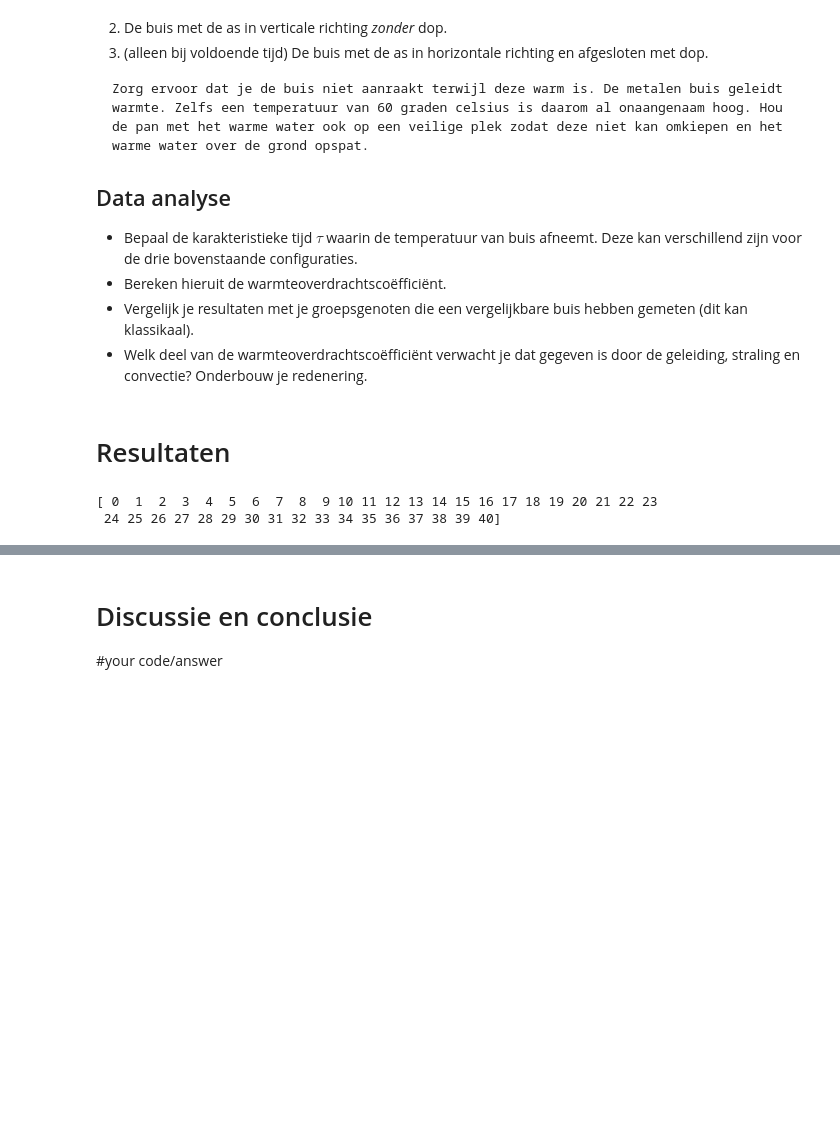
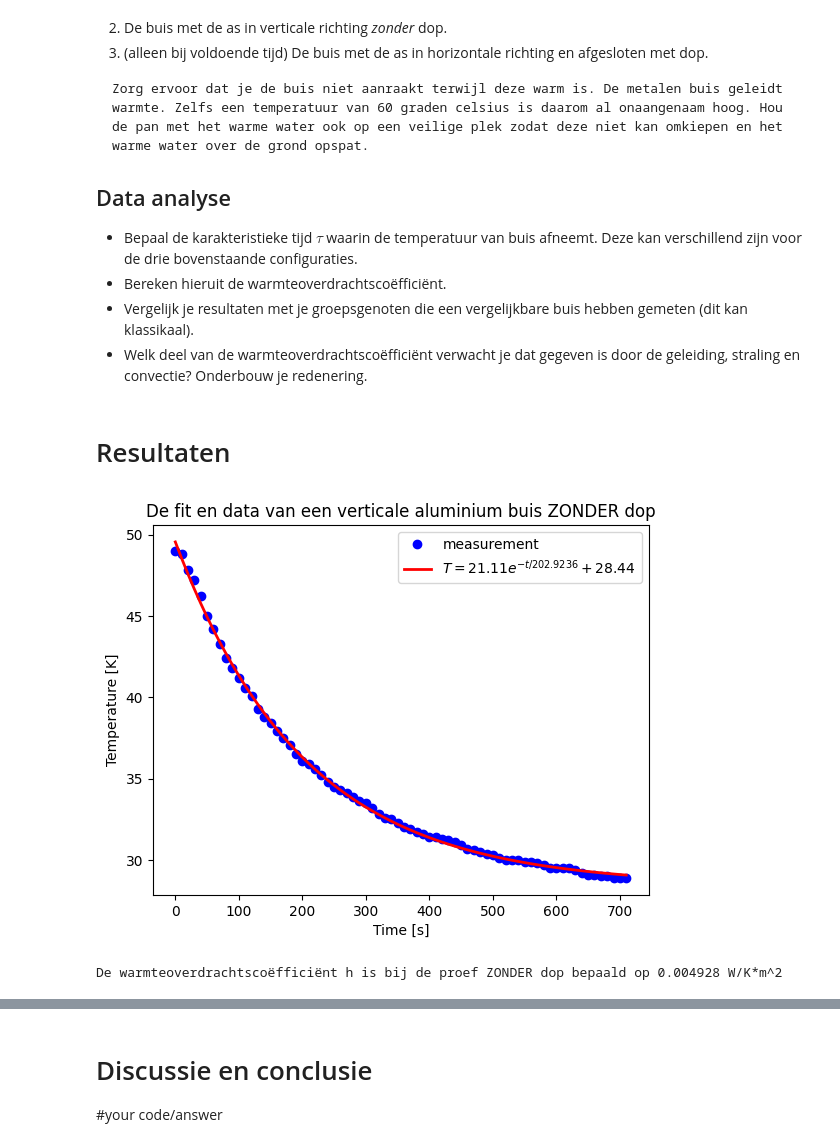
Before and after one commit to IshaSchneiders/69, a Jupyter notebook: Content/Labs/koelbuis.ipynb, the cells around one changed output, grey strips where cells are left out. Saved outputs shown, nothing was run; the diff lists cells and outputs as text; code cells hidden in the pictures; blank space fills up the shorter version.

```diff
--- a/Content/Labs/koelbuis.ipynb
+++ b/Content/Labs/koelbuis.ipynb
@@ -175,30 +177,104 @@ Zorg ervoor dat je de buis niet aanraakt terwijl deze warm is. De metalen buis g
 # %%
 # Hier de data en de analyse
 import numpy as np
 import matplotlib.pyplot as plt
 from scipy.optimize import curve_fit
 
 ###data:
 # Temperatuur buis verticaal met dop (°C)
 T_met_dop = np.array([
     49, 48.8, 47.8, 47.2, 46.2, 45, 44.2, 43.3, 42.4, 41.8,
     41.2, 40.6, 40.1, 39.3, 38.8, 38.4, 37.9, 37.5, 37.1, 36.5,
     36.1, 35.9, 35.6, 35.2, 34.8, 34.5, 34.3, 34.1, 33.9, 33.6,
     33.5, 33.2, 32.8, 32.6, 32.5, 32.3, 32, 31.9, 31.7, 31.6,
     31.4, 31.4, 31.3, 31.2, 31.1, 30.9, 30.7, 30.6, 30.5, 30.4,
     30.3, 30.1, 30, 30, 30, 29.9, 29.9, 29.8, 29.7, 29.5,
     29.5, 29.5, 29.5, 29.4, 29.2, 29.1, 29.1, 29, 29,
     28.9, 28.9, 28.9])
-tijd_dop = np.arange(len(T_met_dop))*10     # tijd in seconden (stap = 10 s)
+t_dop = np.arange(len(T_met_dop))*10     # tijd in seconden (stap = 10 s)
 
 # Temperatuur aluminium buis verticaal zonder dop (°C)
 T_zonder_dop = np.array([
     44.4, 43.8, 43.4, 42.6, 41.9, 41.2, 40.6, 40, 39.5, 38.8,
     38.4, 38, 37.4, 37, 36.6, 36.1, 35.6, 35.4, 35, 34.6,
     34.2, 33.9, 34.1, 33.4, 33, 32.8, 32.6, 32.4, 32.1, 32,
     31.7, 31.5, 31.3, 31.2, 31, 31, 30.8, 30.6, 30.1, 30,
     30])
 t_zond=np.arange(len(T_zonder_dop))*10      # tijd in seconden (stap = 10 s)
+
+A= 1                #oppervlak dat warmte uitstraalt in m^2
+C= 1                #De warmte capaciteit van aluminium in J/kg
+s= 8.8e2            #soortelijke warmte van aluminuim in J/kg/K
+rho= 2.7e3          #dichtheid van aluminuim in kg/m^3
+T_omgeving= 20      #omgevins temp in C
+
+
+
+
+
+
+###analyse voor de buis met dop:
+##curvefit:
+#functie
+def exp_func(t, dT, tau, T_omg):
+    '''
+    dT = verschiltemperatuur met omgeving aan start
+    tau = de karakteristieke tijd voor de koeling
+    T_omg = de omgevingstemperatuur
+    '''
+    return (dT * np.exp(-t/tau) + T_omg)
+
+#initial guesses
+dT_init = T_met_dop[0]-T_omgeving       #De begin temp min de omgwvings temp geeft het temp verschil
+tau_init= 1000                          #stond zo ingesteld
+T_omg_init = T_omgeving
+
+#fitten van de data, het aantal maxfev moet wellicht hoger voor goede convergentie van de waarde
+popt, pocv = curve_fit(exp_func, t_dop, T_met_dop, p0=[dT_init, tau_init, T_omgeving], maxfev=10000)
+dT_fit, tau_fit, T_omg_fit = popt       #toewijzen waarden
+
+##plotten van de fit en data:
+plt.figure()
+plt.title("De fit en data van een verticale aluminium buis ZONDER dop")
+plt.xlabel('Time [s]')
+plt.ylabel('Temperature [K]')
+plt.plot(t_dop, T_met_dop, 'bo', label='measurement')
+plt.plot(t_dop, exp_func(t_dop, *popt), 'r-',lw=2, label='$T = %0.2f e^{-t/%0.4f} + %0.2f$' % (dT_fit, tau_fit, T_omg_fit))
+plt.legend()
+plt.show()
+
+##berkenen van h
+h=C/(tau_fit*A)
+print("De warmteoverdrachtscoëfficiënt h is bij de proef ZONDER dop bepaald op %f W/K*m^2" %(h)) # warmteoverdrachtscoëfficiënt in W/m^2 K
+
+
+
+
+
+###analyse voor de buis zonder dop
+##curvefitten:
+#initial guesses
+dT_init = T_zonder_dop[0]-T_omgeving       #De begin temp min de omgwvings temp geeft het temp verschil
+tau_init= 1000                          #stond zo ingesteld
+T_omg_init = T_omgeving
+
+#fitten van de data, het aantal maxfev moet wellicht hoger voor goede convergentie van de waarde
+popt, pocv = curve_fit(exp_func, t_zond, T_zonder_dop, p0=[dT_init, tau_init, T_omgeving], maxfev=10000)
+dT_fit, tau_fit, T_omg_fit = popt       #toewijzen waarden
+
+##plotten van de fit en data:
+plt.figure()
+plt.title("De fit en data van een verticale aluminium buis MET dop")
+plt.xlabel('Time [s]')
+plt.ylabel('Temperature [K]')
+plt.plot(t_zond, T_zonder_dop, 'bo', label='measurement')
+plt.plot(t_zond, exp_func(t_zond, *popt), 'r-',lw=2, label='$T = %0.2f e^{-t/%0.4f} + %0.2f$' % (dT_fit, tau_fit, T_omg_fit))
+plt.legend()
+plt.show()
+
+##berkenen van h
+h=C/(tau_fit*A)
+print("De warmteoverdrachtscoëfficiënt h is bij de proef MET dop bepaald op %f W/K*m^2" %(h)) # warmteoverdrachtscoëfficiënt in W/m^2 K
 # %% [output]
+[figure, added]
-[ 0  1  2  3  4  5  6  7  8  9 10 11 12 13 14 15 16 17 18 19 20 21 22 23
- 24 25 26 27 28 29 30 31 32 33 34 35 36 37 38 39 40]
+De warmteoverdrachtscoëfficiënt h is bij de proef ZONDER dop bepaald op 0.004928 W/K*m^2
```
Also changed, not shown: parts of 3 cells of this notebook.
